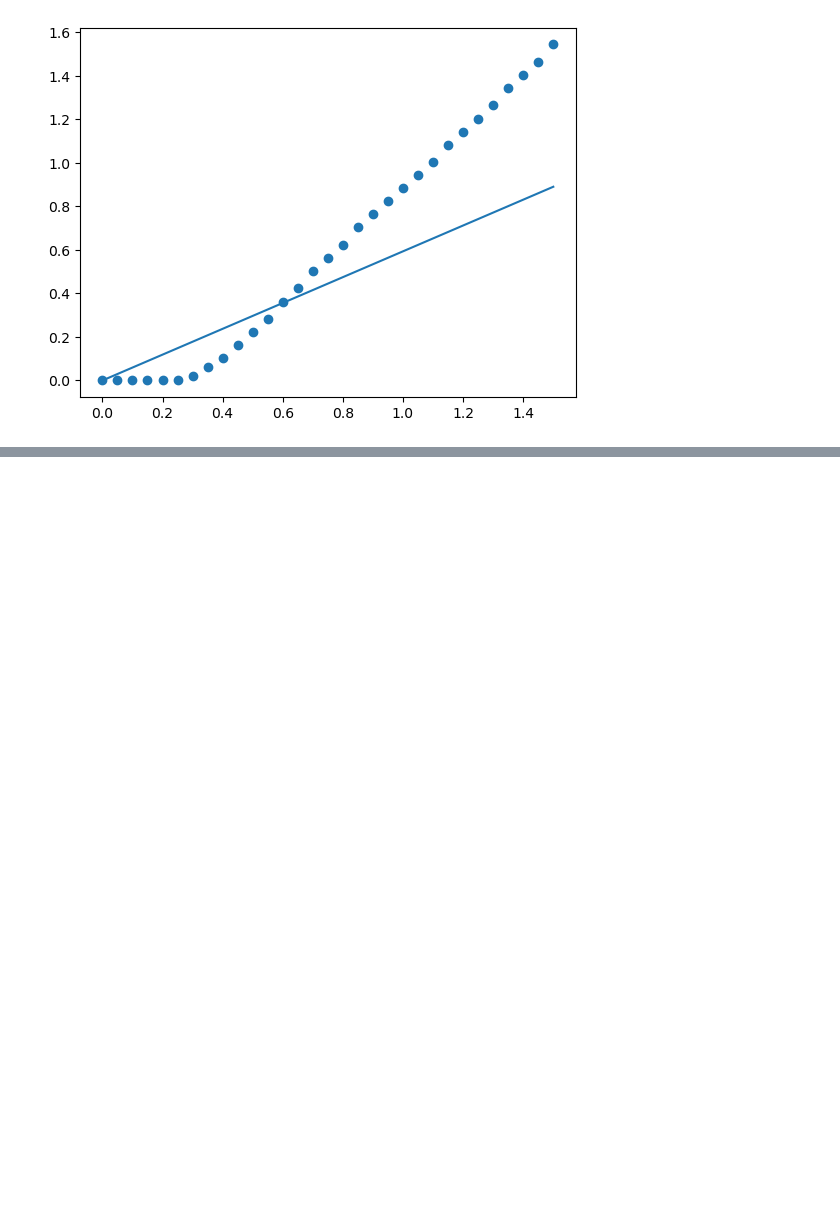
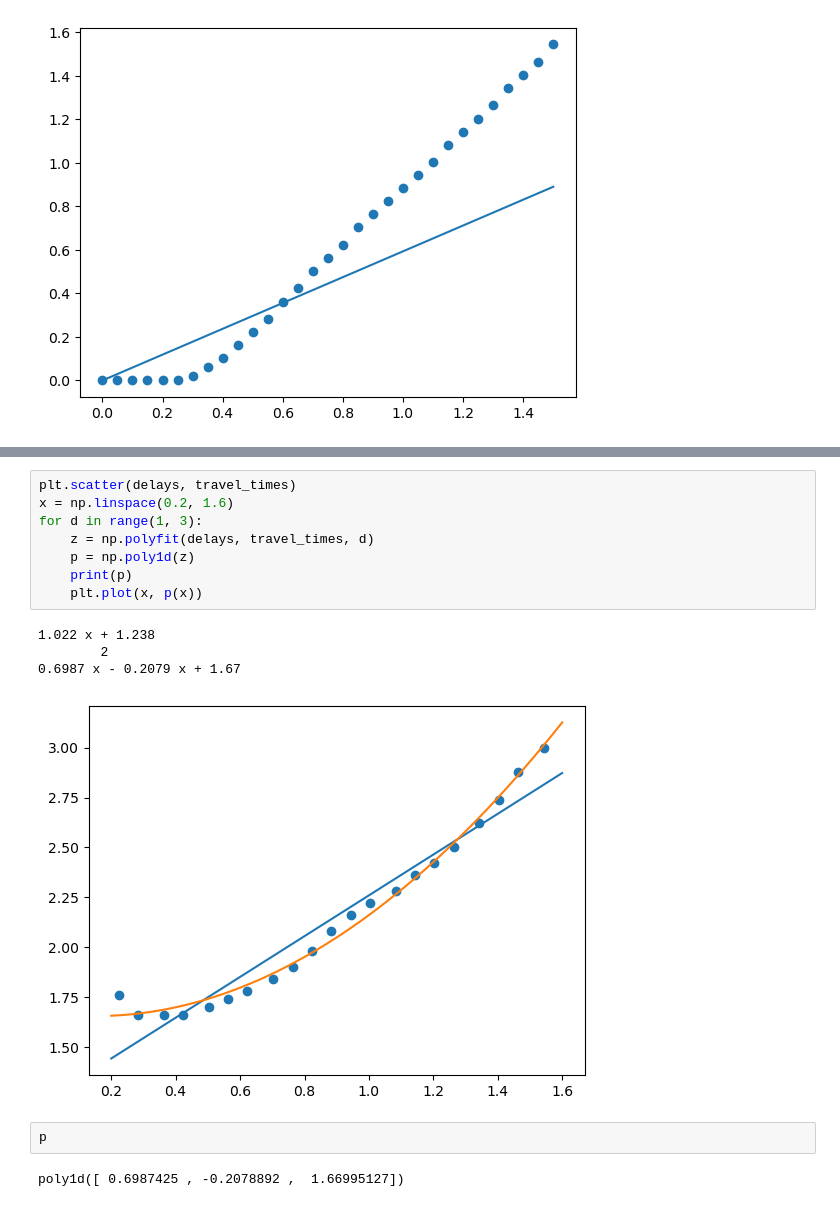
Before and after one commit to auggiemarignier/AusSedThick, a Jupyter notebook: aussedthickrf/forward_modelling.ipynb, the cells around one changed output, grey strips where cells are left out. Cells and saved outputs as stored; diff of their text form; blank space fills up the shorter version.

```diff
--- a/aussedthickrf/forward_modelling.ipynb
+++ b/aussedthickrf/forward_modelling.ipynb
@@ -284,0 +294,17 @@ plt.plot(sed_thicks, slope * sed_thicks)
+# %%
+plt.scatter(delays, travel_times)
+x = np.linspace(0.2, 1.6)
+for d in range(1, 3):
+    z = np.polyfit(delays, travel_times, d)
+    p = np.poly1d(z)
+    print(p)
+    plt.plot(x, p(x))
+# %% [output]
+1.022 x + 1.238
+        2
+0.6987 x - 0.2079 x + 1.67
+[figure, added]
+# %%
+p
+# %% [output]
+poly1d([ 0.6987425 , -0.2078892 ,  1.66995127])
```
Also changed, not shown: parts of 1 cell of this notebook.
